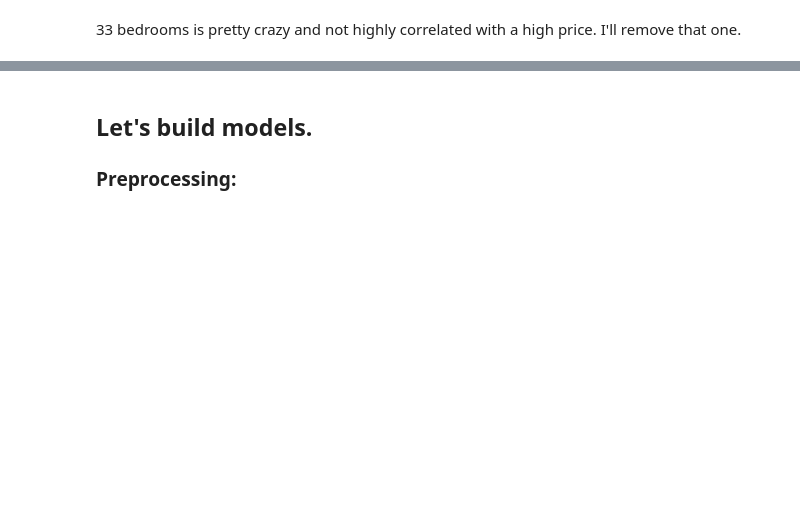
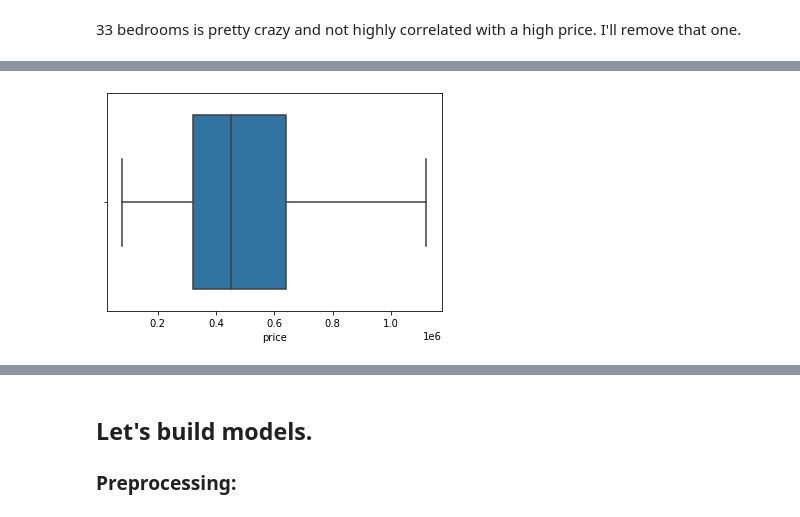
Before and after one commit to NicholasIndorf/KingCountyHousingSaleModel, a Jupyter notebook: notebooks/Nick/Project2TemplateNick.ipynb, the cells around one changed output, grey strips where cells are left out. Drawn from its saved outputs; the diff is of its cells as text; code cells hidden in the pictures; blank space fills up the shorter version.

```diff
--- a/notebooks/Nick/Project2TemplateNick.ipynb
+++ b/notebooks/Nick/Project2TemplateNick.ipynb
@@ -76,5 +154,10 @@ def tryfloat(x):
     except:
         return x
 # %%
-datan['sqft_basement'] = datan['sqft_basement'].map(tryfloat)
+data['sqft_basement'] = data['sqft_basement'].map(tryfloat)
+# %%
+rel_cols = ['price', 'price_log', 'grade', 'condition', 'view', 'sqft_living',
+            'sqft_living_log', 'sqft_lot', 'sqft_lot_log', 'sqft_above', 'sqft_above_log',
+            'sqft_basement', 'bedrooms', 'bathrooms', 'floors']
+data = data[rel_cols]
 # %%
@@ -84 +208,4 @@ datan.describe()
+# %%
+# delete 'view' column since not much information given
+data.drop(columns='view', inplace=True)
 # %%
@@ -149,0 +235,6 @@ dtfc
+# %%
+data = data[data['bedrooms'] != 33]
+# %%
+sns.boxplot(data['price'], orient='h', showfliers=False);
+# %% [output]
+[figure, added]
```
Also changed, not shown: parts of 86 cells of this notebook, 1 other file.
